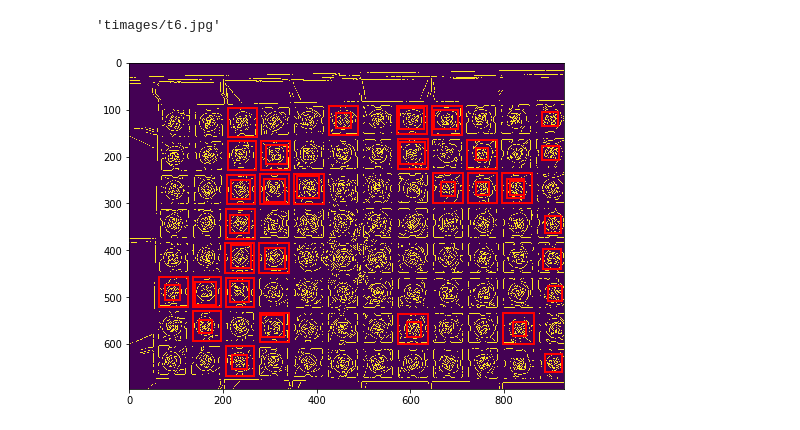
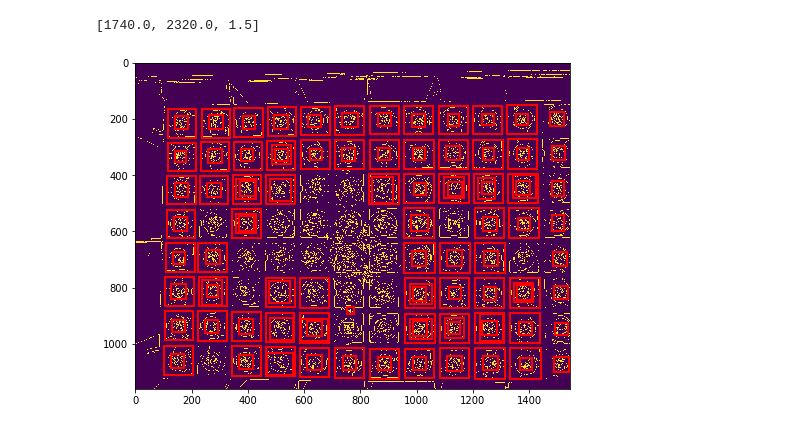
Before and after one commit to cfblaeb/WellRead, a Jupyter notebook: server/matrixbarcodereader.ipynb, the cells around one changed output. Saved outputs shown, nothing was run; the diff lists cells and outputs as text; code cells hidden in the pictures.

Commit message:
added scanner images

```diff
--- a/server/matrixbarcodereader.ipynb
+++ b/server/matrixbarcodereader.ipynb
@@ -1,58 +1,63 @@
 # %%
 %matplotlib inline
-# %%
-ims[5]
-# %% [output]
-'timages/t6.jpg'
+# %%
+[x/scale for x in np.shape(ski_image)]
+# %% [output]
+[1740.0, 2320.0, 1.5]
 # %%
 import matplotlib.pyplot as plt
 import matplotlib.patches as mpatches
 from sklearn.cluster import KMeans
 import numpy as np
 import pandas as pd
-from skimage import data
 from skimage.filters import threshold_otsu
 from skimage.segmentation import clear_border
 from skimage.measure import label, regionprops
 from skimage.morphology import closing, square
 from skimage.color import label2rgb
-from skimage import data, io, filters, feature
+from skimage import io, feature
 from skimage.transform import rescale
 from skimage.color import rgb2grey
 from pylibdmtx.pylibdmtx import decode
 from scipy import ndimage
 from multiprocessing import Pool
 
-scale = 5
+scale = 2
+direction = 'portrait'  # 'landscape'/'portrait'
+if direction == 'portrait':
+	number_of_y_groups = 12
+	number_of_x_groups = 8
+else:
+	number_of_y_groups = 8
+	number_of_x_groups = 12
 
-from glob import glob
-ims = glob("timages/*")
-ski_image = io.imread(ims[7])
-#ski_image = io.imread(ims[5]) #perfect
+#ski_image = io.imread("timages/vmsr/scan1.png") # 200 ppm scan, scale =1, direction=portrait  == fail
+#ski_image = io.imread("timages/vmsr/scan2.jpg") # 600 ppm scan, scale =2, direction=portrait  == perfect
+ski_image = io.imread("timages/op3t/t1.jpg") #perfect
 #ski_image = io.imread(ims[4]) #perfect
 
 grey_image = rgb2grey(ski_image)
 rescaled = rescale(grey_image, 1/scale, multichannel=False)
 #edges = filters.sobel(rescaled)
 edges2 = feature.canny(rescaled)
 #edges3 = feature.canny(rescaled, sigma=4)
 thresh = threshold_otsu(edges2)
 bw = closing(edges2 > thresh, square(3))
 cleared = clear_border(bw)
 
 fig, ax = plt.subplots(figsize=(10, 6))
 ax.imshow(edges2)
 
 for region in regionprops(label(cleared)):
     # take regions with large enough areas
     if region.area >= 500/scale and region.area < 5000/scale:
         minr, minc, maxr, maxc = region.bbox
         rect = mpatches.Rectangle((minc, minr), maxc - minc, maxr - minr, fill=False, edgecolor='red', linewidth=2)
         ax.add_patch(rect)
 
 plt.show()
 # %% [output]
-[figure, old version]
+[figure, new version]
 # %%
 box_ys = np.array([region.bbox[0] for region in regionprops(label(cleared)) if region.area >= 500/scale and region.area <5000/scale])
 box_xs = np.array([region.bbox[1] for region in regionprops(label(cleared)) if region.area >= 500/scale and region.area <5000/scale])
```
Also changed, not shown: parts of 6 cells of this notebook, 11 other files.
